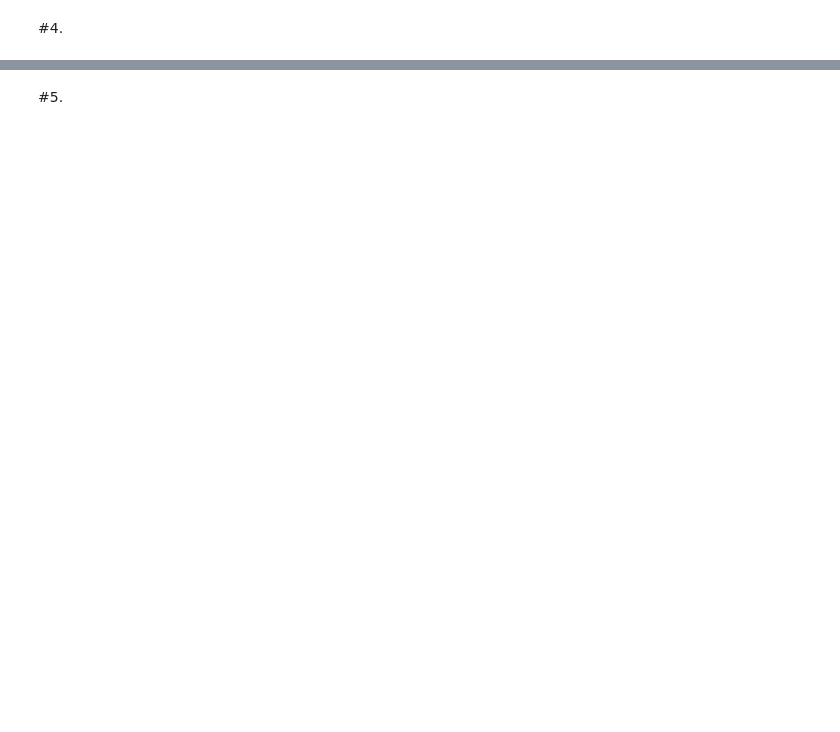
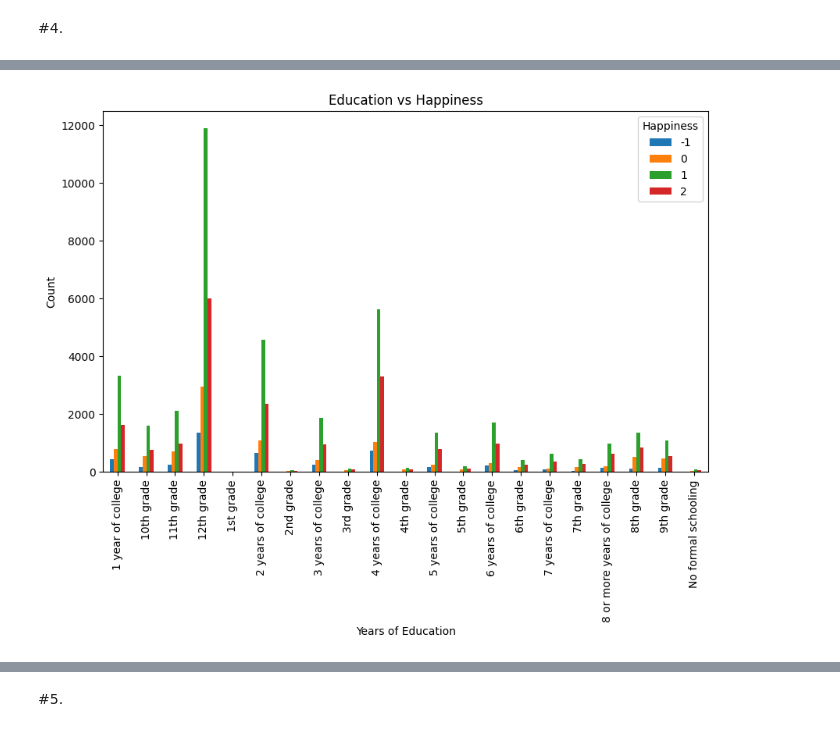
Before and after one commit to mchen899923/lab_eda, a Jupyter notebook: lab_notebook.ipynb, the cells around one changed output, grey strips where cells are left out. Saved outputs shown, nothing was run; the diff lists cells and outputs as text; code cells hidden in the pictures; blank space fills up the shorter version.

```diff
--- a/lab_notebook.ipynb
+++ b/lab_notebook.ipynb
@@ -78,0 +153,13 @@ gss_df_clean.tail()
+# %%
+import matplotlib.pyplot as plt
+ct = pd.crosstab(gss_df_clean["educ"], gss_df_clean["happy"]) #Cross-tabulate education and happiness
+
+ct.plot(kind="bar", figsize=(10,6)) #Plot
+
+plt.title("Education vs Happiness")
+plt.xlabel("Years of Education")
+plt.ylabel("Count")
+plt.legend(title = "Happiness")
+plt.show()
+# %% [output]
+[figure, added]
```
Also changed, not shown: parts of 11 cells of this notebook.
